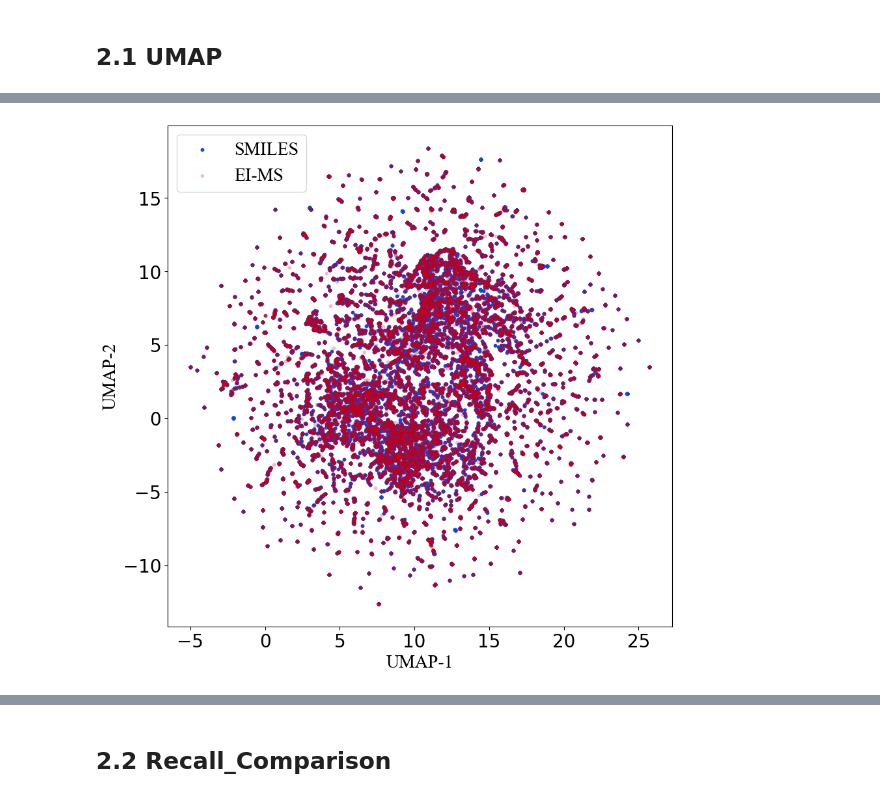
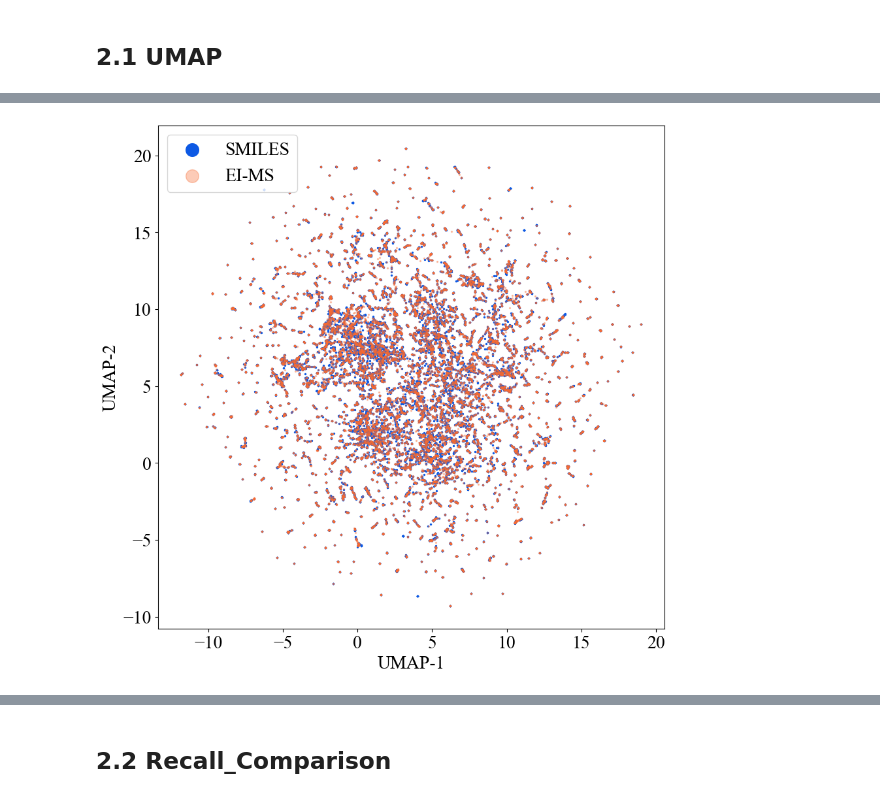
Before and after one commit to crxcsu/CSU-EI, a Jupyter notebook: analyzer/Interacting_with_CSUEI.ipynb, the cells around one changed output, grey strips where cells are left out. Saved outputs shown, nothing was run; the diff lists cells and outputs as text; code cells hidden in the pictures.

```diff
--- a/analyzer/Interacting_with_CSUEI.ipynb
+++ b/analyzer/Interacting_with_CSUEI.ipynb
@@ -104,10 +125,10 @@ for seg_idx in range(3):
     left_offset += segments[:,seg_idx]
 
 # Baseline vertical line
-base = seg_r1[3]
-ax.axvline(base, color='#c0392b', lw=1.2, ls=(0,(4,3)), alpha=0.85, zorder=2)
-ax.text(base+1.2, -0.58, f"baseline = {base:.2f}  (Roberta + Transformer)",
-        fontfamily='Times New Roman', fontsize=14, c='#c0392b', va="center", ha="left", zorder=6)
+# base = seg_r1[3]
+# ax.axvline(base, color='#c0392b', lw=1.2, ls=(0,(4,3)), alpha=0.85, zorder=2)
+# ax.text(base+1.2, -0.58, f"baseline = {base:.2f}  (Roberta + Transformer)",
+#         fontfamily='Times New Roman', fontsize=14, c='#c0392b', va="center", ha="left", zorder=6)
 
 # Custom y labels
 ax.set_yticks(y_pos)
@@ -149,5 +170,8 @@ ax.legend(handles=leg, loc='best', prop={'family':'Times New Roman', 'size':16})
 
 plt.tight_layout()
 plt.subplots_adjust(left=0.28, right=0.97, top=0.92, bottom=0.12)
+if save_dir is not None:
+    save_path = os.path.join(save_dir, 'Optimizing_CSU-EI_1.svg')
+    plt.savefig(save_path, bbox_inches="tight", pad_inches=0.02)
 plt.show()
 # %% [output]
@@ -328,19 +468,19 @@ len1 = smiles_feature.shape[0]
 # print(feature.shape)
 feature = reducer.fit_transform(feature)
 fig, ax = plt.subplots(figsize=(10, 10))
-ax.scatter(feature[:len1, 0], feature[:len1, 1], color='#1147da', label='SMILES', s=10)
-ax.scatter(feature[len1:, 0], feature[len1:, 1], color='#c6001b', label='EI-MS', s=10, alpha=0.2)
+ax.scatter(feature[:len1, 0], feature[:len1, 1], color="#0D59E4", label='SMILES', s=2)
+ax.scatter(feature[len1:, 0], feature[len1:, 1], color="#F86B33", label='EI-MS', s=2, alpha=0.35)
 
 # Connect paired data points with lines
 # for i in range(len1):
 #     ax.plot([feature[i, 0], feature[len1 + i, 0]], [feature[i, 1], feature[len1 + i, 1]], color='gray', linestyle='-', linewidth=0.25, alpha=0.75)
 
-ax.legend(prop={'family': 'times new roman', 'size': 20}, loc='upper left')
+ax.legend(prop={'family': 'times new roman', 'size': 20}, loc='upper left', markerscale=10)
 ax.set_ylabel('UMAP-2', fontsize=20, fontname='times new roman')
 ax.set_xlabel('UMAP-1', fontsize=20, fontname='times new roman')
 ax.tick_params(axis='both', which='major', labelsize=20)
 if save_dir is not None:
-    save_path = os.path.join(save_dir, 'UMAP_epoch1.png')
-    plt.savefig(save_path, dpi=300)
+    save_path = os.path.join(save_dir, 'UMAP_epoch1.svg')
+    plt.savefig(save_path, bbox_inches="tight", pad_inches=0.02)
 plt.show()
 # %% [output]
@@ -354,19 +494,19 @@ len1 = smiles_feature.shape[0]
 # print(feature.shape)
 feature = reducer.fit_transform(feature)
 fig, ax = plt.subplots(figsize=(10, 10))
-ax.scatter(feature[:len1, 0], feature[:len1, 1], color='#1147da', label='SMILES', s=10)
-ax.scatter(feature[len1:, 0], feature[len1:, 1], color='#c6001b', label='EI-MS', s=10, alpha=0.2)
+ax.scatter(feature[:len1, 0], feature[:len1, 1], color="#0D59E4", label='SMILES', s=2)
+ax.scatter(feature[len1:, 0], feature[len1:, 1], color="#F86B33", label='EI-MS', s=2, alpha=0.35)
 
 # Connect paired data points with lines
 # for i in range(len1):
 #     ax.plot([feature[i, 0], feature[len1 + i, 0]], [feature[i, 1], feature[len1 + i, 1]], color='gray', linestyle='-', linewidth=0.25, alpha=0.75)
 
-ax.legend(prop={'family': 'times new roman', 'size': 20}, loc='upper left')
+ax.legend(prop={'family': 'times new roman', 'size': 20}, loc='upper left', markerscale=10)
 ax.set_ylabel('UMAP-2', fontsize=20, fontname='times new roman')
 ax.set_xlabel('UMAP-1', fontsize=20, fontname='times new roman')
 ax.tick_params(axis='both', which='major', labelsize=20)
 if save_dir is not None:
-    save_path = os.path.join(save_dir, 'UMAP_epoch3.png')
-    plt.savefig(save_path, dpi=300)
+    save_path = os.path.join(save_dir, 'UMAP_epoch3.svg')
+    plt.savefig(save_path, bbox_inches="tight", pad_inches=0.02)
 plt.show()
 # %% [output]
@@ -374,28 +514,29 @@ plt.show()
 # %%
 _, all_feature = get_data_and_features(config_path, test_data, batch_size=256)
 smiles_feature, ms_feature, similarity, _, _ = all_feature
 
 reducer = umap.UMAP(n_components=2)
 feature = np.concatenate([smiles_feature.cpu().numpy(), ms_feature.cpu().numpy()], axis=0)
 len1 = smiles_feature.shape[0]
 # print(feature.shape)
 feature = reducer.fit_transform(feature)
 fig, ax = plt.subplots(figsize=(10, 10))
-ax.scatter(feature[:len1, 0], feature[:len1, 1], color='#1147da', label='SMILES', s=10)
-ax.scatter(feature[len1:, 0], feature[len1:, 1], color='#c6001b', label='EI-MS', s=10, alpha=0.2)
+ax.scatter(feature[:len1, 0], feature[:len1, 1], color="#0D59E4", label='SMILES', s=2)
+ax.scatter(feature[len1:, 0], feature[len1:, 1], color="#F86B33", label='EI-MS', s=2, alpha=0.35)
+
 
 # Connect paired data points with lines
 # for i in range(len1):
 #     ax.plot([feature[i, 0], feature[len1 + i, 0]], [feature[i, 1], feature[len1 + i, 1]], color='gray', linestyle='-', linewidth=0.25, alpha=0.75)
 
-ax.legend(prop={'family': 'times new roman', 'size': 20}, loc='upper left')
+ax.legend(prop={'family': 'times new roman', 'size': 20}, loc='upper left', markerscale=10)
 ax.set_ylabel('UMAP-2', fontsize=20, fontname='times new roman')
 ax.set_xlabel('UMAP-1', fontsize=20, fontname='times new roman')
 ax.tick_params(axis='both', which='major', labelsize=20)
 if save_dir is not None:
-    save_path = os.path.join(save_dir, 'UMAP_UMAP_epoch100.png')
-    plt.savefig(save_path, dpi=300)
+    save_path = os.path.join(save_dir, 'UMAP_epoch100.svg')
+    plt.savefig(save_path, bbox_inches="tight", pad_inches=0.02)
 plt.show()
 # %% [output]
-[figure, old version]
+[figure, new version]
 # %%
```
Also changed, not shown: parts of 24 cells of this notebook.
